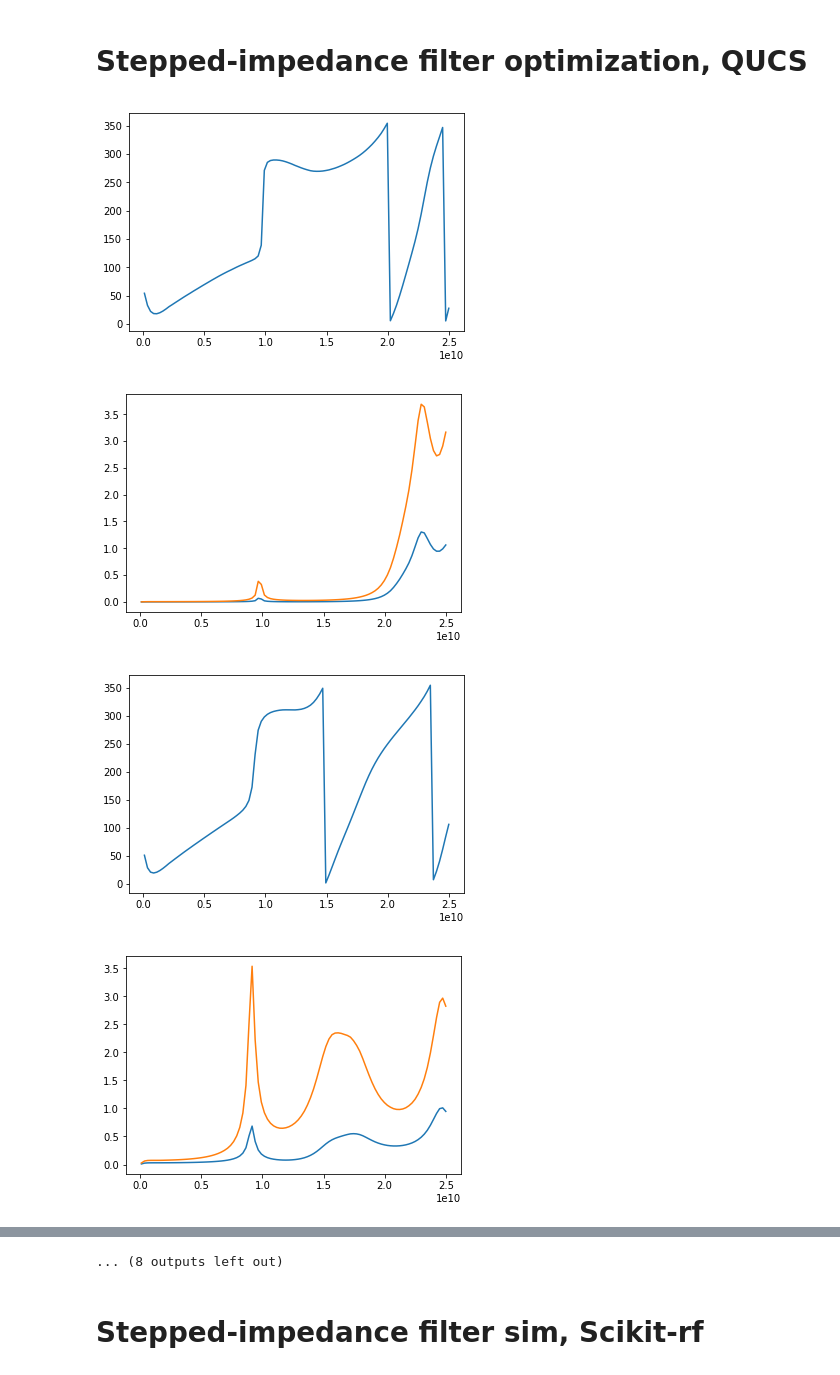
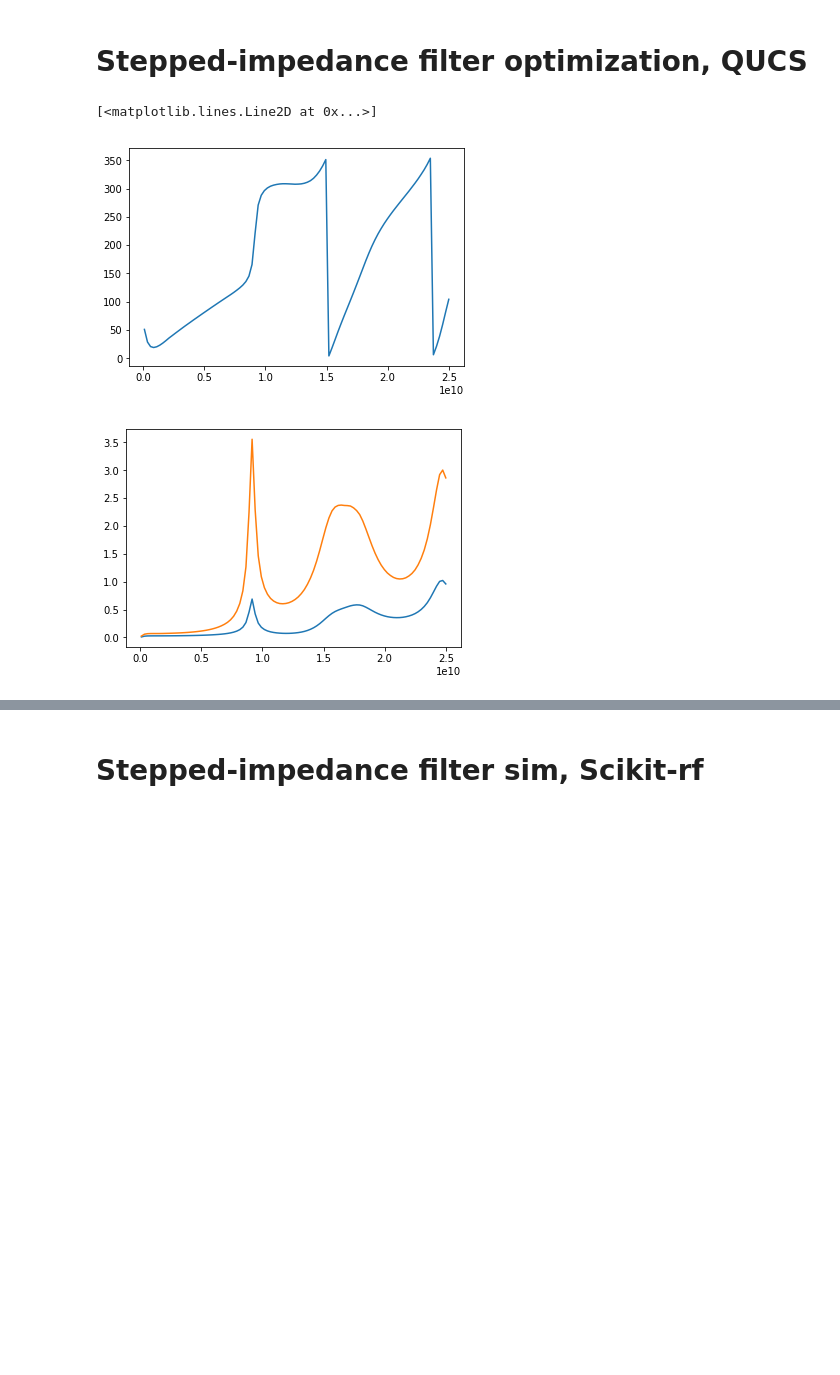
Before and after one commit to 0xDBFB7/covidinator, a Jupyter notebook: documents/global.ipynb, the cells around one changed output, grey strips where cells are left out. Drawn from its saved outputs; the diff is of its cells as text; code cells hidden in the pictures; blank space fills up the shorter version.

```diff
--- a/documents/global.ipynb
+++ b/documents/global.ipynb
@@ -410,44 +410,43 @@ def cost_function(x):
     center_freq = ((max(peak_freqs) - min(peak_freqs))/2.0) + min(peak_freqs)
 
     Coeff1 = 1.0/360.0
     Coeff2 = 1.0/4e9
     Coeff3 = 1.0/8e9
     Coeff4 = 1.0
 
     print(min_phase)
 #     print(min_gains)
 #     print(span)
     sleep(0.1)
     cost = (Coeff1 * (360.0 - min_phase))
 #     cost = (Coeff1 * (360.0 - min_phase)) + (Coeff2 * abs((4e9 - span))) +  \
 #                 (Coeff3 * abs((8e9 - center_freq))) + (Coeff4 * abs((1.0 - min_gains)))
     print(cost)
     return cost
 
-for i in np.linspace(0.05, 2, 10):
+#for i in np.linspace(0.05, 2, 10):
 #     peak_freqs, peak_phases, peak_gains = freq_sweep([2.955, 0.45, 0.01, i])
 #     print(min(peak_phases))
 
-    const = 1.0
-    freq, Vfb, phases, Vamp2 = run_sim([2.955*const, 0.45*const, 0.01, i], 0.3, net_file, data_file)
+const = 1.0
+freq, Vfb, phases, Vamp2 = run_sim([2.955*const, 0.45*const, 0.01, 0.25], 0.3, net_file, data_file)
 
-    plt.figure()
-    plt.plot(freq, phases)
-    Vfb_magnitude = [abs(i) for i in Vfb]
-    Vamp2_magnitude = [abs(i) for i in Vamp2]
-    plt.figure()
-    plt.plot(freq, Vfb_magnitude)
-    plt.plot(freq, Vamp2_magnitude)
+plt.figure()
+plt.plot(freq, phases)
+Vfb_magnitude = [abs(i) for i in Vfb]
+Vamp2_magnitude = [abs(i) for i in Vamp2]
+plt.figure()
+plt.plot(freq, Vfb_magnitude)
+plt.plot(freq, Vamp2_magnitude)
 
 #     peak_freqs, peak_phases, peak_gains = freq_sweep([2.955*const, 0.45*const, 0.01, i])
 #     plt.figure()
 #     plt.plot(peak_phases)
     #plt.plot(peak_freqs)
 #minimize(cost_function, [2.955, 0.45, 0.17], bounds=[(0.5,5),(0.5,5.0),(0.1,10)], options={"disp":True})
 
 #minimize(cost_function, [2.955, 0.45, 1, 0.17], bounds=[(0.5,5),(0.5,5.0),(0.1,10)], options={"disp":True})
 # %% [output]
+[<matplotlib.lines.Line2D at 0x...>]
-[figure, old version]
+[figure, new version]
-[figure, old version]
+[figure, new version]
-[figure, removed]
-[figure, removed]
@@ -462,4 +453,3 @@ for i in np.linspace(0.05, 2, 10):
-... (8 outputs left out)
 # %% [markdown]
 # Stepped-impedance filter sim, Scikit-rf
 # %%
```
Also changed, not shown: parts of 1 cell of this notebook, 6 other files.
